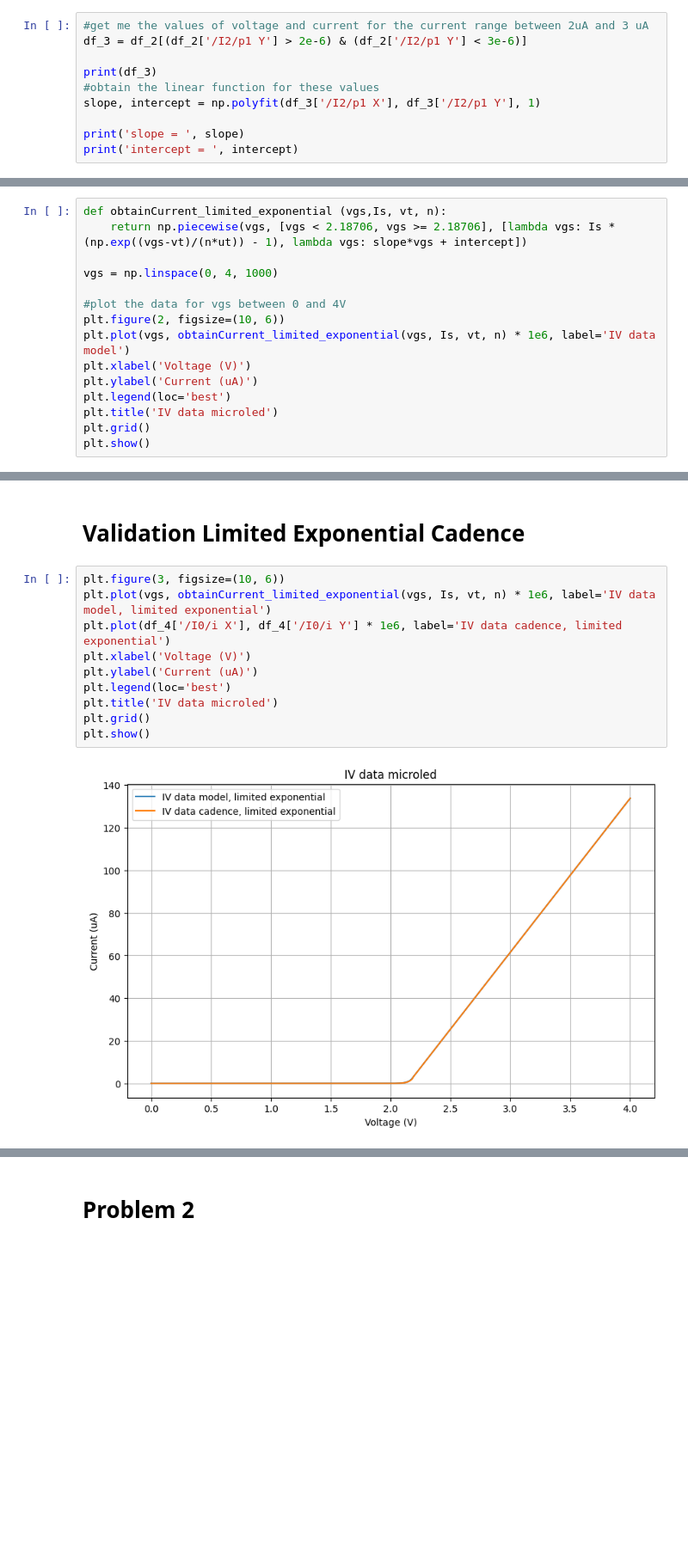
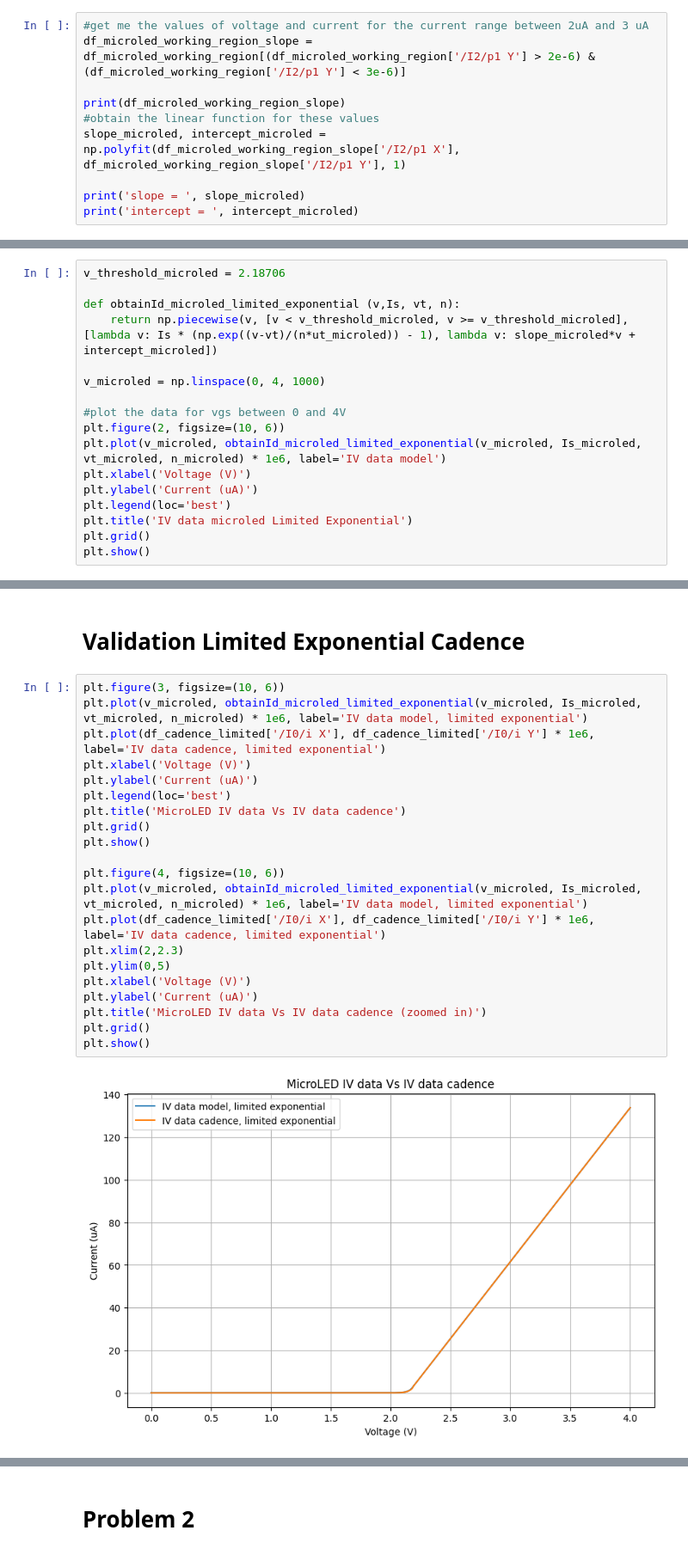
Before and after one commit to rgarmartins/lab3_eda, a Jupyter notebook: lab3.ipynb, the cells around one changed output, grey strips where cells are left out. Shown at 86% size. Saved outputs shown, nothing was run; the diff lists cells and outputs as text; blank space fills up the shorter version.

```diff
--- a/lab3.ipynb
+++ b/lab3.ipynb
@@ -51,14 +52,14 @@ plt.show()
 # Limited Exponential (obtain linear function)
 # %%
 #get me the values of voltage and current for the current range between 2uA and 3 uA
-df_3 = df_2[(df_2['/I2/p1 Y'] > 2e-6) & (df_2['/I2/p1 Y'] < 3e-6)]
+df_microled_working_region_slope = df_microled_working_region[(df_microled_working_region['/I2/p1 Y'] > 2e-6) & (df_microled_working_region['/I2/p1 Y'] < 3e-6)]
 
-print(df_3)
+print(df_microled_working_region_slope)
 #obtain the linear function for these values
-slope, intercept = np.polyfit(df_3['/I2/p1 X'], df_3['/I2/p1 Y'], 1)
+slope_microled, intercept_microled = np.polyfit(df_microled_working_region_slope['/I2/p1 X'], df_microled_working_region_slope['/I2/p1 Y'], 1)
 
-print('slope = ', slope)
-print('intercept = ', intercept)
+print('slope = ', slope_microled)
+print('intercept = ', intercept_microled)
 # %% [output]
     /I2/p1 X  /I2/p1 Y
 44   2.17512  0.000002
@@ -70,18 +71,20 @@ intercept =  -0.0001549837382267023
 # %% [markdown]
 # Current Function
 # %%
-def obtainCurrent_limited_exponential (vgs,Is, vt, n):
-    return np.piecewise(vgs, [vgs < 2.18706, vgs >= 2.18706], [lambda vgs: Is * (np.exp((vgs-vt)/(n*ut)) - 1), lambda vgs: slope*vgs + intercept])
+v_threshold_microled = 2.18706
 
-vgs = np.linspace(0, 4, 1000)
+def obtainId_microled_limited_exponential (v,Is, vt, n):
+    return np.piecewise(v, [v < v_threshold_microled, v >= v_threshold_microled], [lambda v: Is * (np.exp((v-vt)/(n*ut_microled)) - 1), lambda v: slope_microled*v + intercept_microled])
+
+v_microled = np.linspace(0, 4, 1000)
 
 #plot the data for vgs between 0 and 4V
 plt.figure(2, figsize=(10, 6))
-plt.plot(vgs, obtainCurrent_limited_exponential(vgs, Is, vt, n) * 1e6, label='IV data model')
+plt.plot(v_microled, obtainId_microled_limited_exponential(v_microled, Is_microled, vt_microled, n_microled) * 1e6, label='IV data model')
 plt.xlabel('Voltage (V)')
 plt.ylabel('Current (uA)')
 plt.legend(loc='best')
-plt.title('IV data microled')
+plt.title('IV data microled Limited Exponential')
 plt.grid()
 plt.show()
 # %% [output]
@@ -90,13 +93,24 @@ plt.show()
 # Validation Limited Exponential Cadence
 # %%
 plt.figure(3, figsize=(10, 6))
-plt.plot(vgs, obtainCurrent_limited_exponential(vgs, Is, vt, n) * 1e6, label='IV data model, limited exponential')
-plt.plot(df_4['/I0/i X'], df_4['/I0/i Y'] * 1e6, label='IV data cadence, limited exponential')
+plt.plot(v_microled, obtainId_microled_limited_exponential(v_microled, Is_microled, vt_microled, n_microled) * 1e6, label='IV data model, limited exponential')
+plt.plot(df_cadence_limited['/I0/i X'], df_cadence_limited['/I0/i Y'] * 1e6, label='IV data cadence, limited exponential')
 plt.xlabel('Voltage (V)')
 plt.ylabel('Current (uA)')
 plt.legend(loc='best')
-plt.title('IV data microled')
+plt.title('MicroLED IV data Vs IV data cadence')
 plt.grid()
 plt.show()
+
+plt.figure(4, figsize=(10, 6))
+plt.plot(v_microled, obtainId_microled_limited_exponential(v_microled, Is_microled, vt_microled, n_microled) * 1e6, label='IV data model, limited exponential')
+plt.plot(df_cadence_limited['/I0/i X'], df_cadence_limited['/I0/i Y'] * 1e6, label='IV data cadence, limited exponential')
+plt.xlim(2,2.3)
+plt.ylim(0,5)
+plt.xlabel('Voltage (V)')
+plt.ylabel('Current (uA)')
+plt.title('MicroLED IV data Vs IV data cadence (zoomed in)')
+plt.grid()
+plt.show()
 # %% [output]
-[figure, old version]
+[figure, new version]
```
Also changed, not shown: parts of 10 cells of this notebook.
